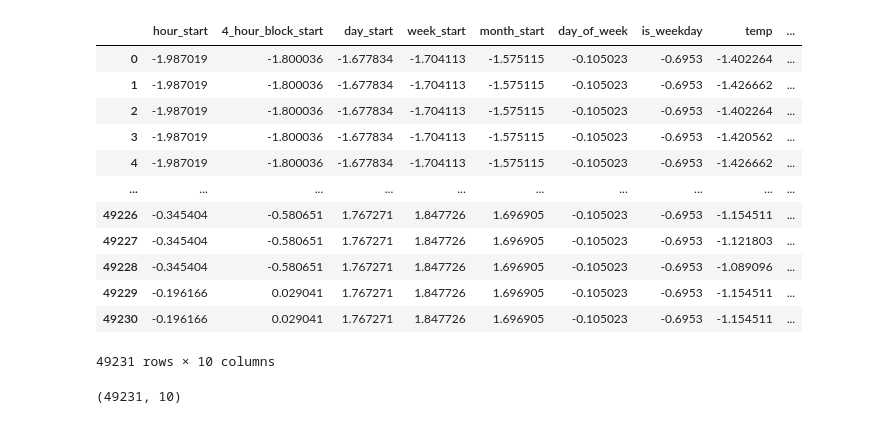
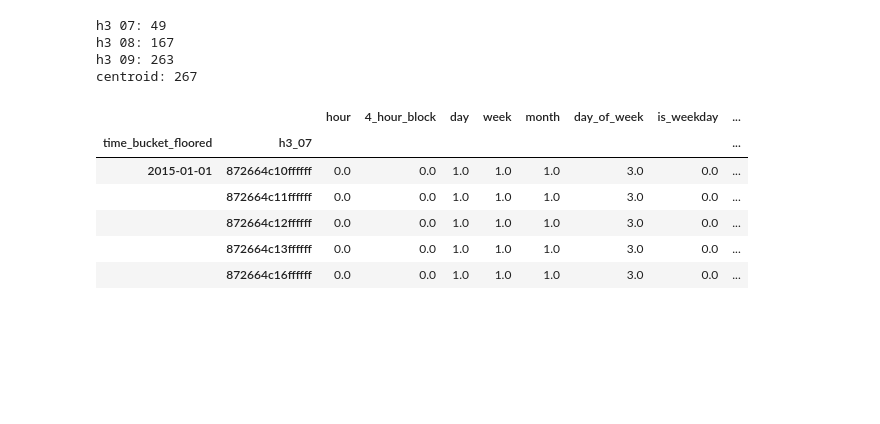
Before and after one commit to Jerematix/aaa, a Jupyter notebook: notebooks/4_predictive_analysis/01_SVM.ipynb, the cells around one changed output. Drawn from its saved outputs; the diff is of its cells as text; code cells hidden in the pictures; blank space fills up the shorter version.

```diff
--- a/notebooks/4_predictive_analysis/01_SVM.ipynb
+++ b/notebooks/4_predictive_analysis/01_SVM.ipynb
@@ -167,23 +17,44 @@ demand_feat_df
-# %%
-scaler = StandardScaler()
-scaled_df = pd.DataFrame()
-scaled_df[[ 'hour_start' ,"4_hour_block_start", "day_start", "week_start", "month_start", "day_of_week", "is_weekday", "temp", "Precip", "demand"]] = scaler.fit_transform(demand_feat_df[[ 'hour_start' ,"4_hour_block_start", "day_start", "week_start", "month_start", "day_of_week", "is_weekday", "temp", "Precip", "demand"]])
-scaled_df
-# %% [output]
-|  | hour_start | 4_hour_block_start | day_start | week_start | month_start | day_of_week | is_weekday | temp | ... |
-| 0 | -1.987019 | -1.800036 | -1.677834 | -1.704113 | -1.575115 | -0.105023 | -0.6953 | -1.402264 | ... |
-| 1 | -1.987019 | -1.800036 | -1.677834 | -1.704113 | -1.575115 | -0.105023 | -0.6953 | -1.426662 | ... |
-| 2 | -1.987019 | -1.800036 | -1.677834 | -1.704113 | -1.575115 | -0.105023 | -0.6953 | -1.402264 | ... |
-| 3 | -1.987019 | -1.800036 | -1.677834 | -1.704113 | -1.575115 | -0.105023 | -0.6953 | -1.420562 | ... |
-| 4 | -1.987019 | -1.800036 | -1.677834 | -1.704113 | -1.575115 | -0.105023 | -0.6953 | -1.426662 | ... |
-| ... | ... | ... | ... | ... | ... | ... | ... | ... | ... |
-| 49226 | -0.345404 | -0.580651 | 1.767271 | 1.847726 | 1.696905 | -0.105023 | -0.6953 | -1.154511 | ... |
-| 49227 | -0.345404 | -0.580651 | 1.767271 | 1.847726 | 1.696905 | -0.105023 | -0.6953 | -1.121803 | ... |
-| 49228 | -0.345404 | -0.580651 | 1.767271 | 1.847726 | 1.696905 | -0.105023 | -0.6953 | -1.089096 | ... |
-| 49229 | -0.196166 | 0.029041 | 1.767271 | 1.847726 | 1.696905 | -0.105023 | -0.6953 | -1.154511 | ... |
-| 49230 | -0.196166 | 0.029041 | 1.767271 | 1.847726 | 1.696905 | -0.105023 | -0.6953 | -1.154511 | ... |
-49231 rows × 10 columns
-# %%
-scaled_df.shape
-# %% [output]
-(49231, 10)
+# %%
+time_related_columns = ["hour", "4_hour_block", "day", "week", "month", "day_of_week", "is_weekday"]
+wheather_related_columns = ["temp", "precip"]
+location_cols = ["h3_07", "h3_08", "h3_09", "centroid"]
+# %%
+print(f"h3 07: {df['h3_07'].nunique()}")
+print(f"h3 08: {df['h3_08'].nunique()}")
+print(f"h3 09: {df['h3_09'].nunique()}")
+print(f"centroid: {df['centroid'].nunique()}")
+# %% [output]
+h3 07: 49
+h3 08: 167
+h3 09: 263
+centroid: 267
+# %%
+time_bucket_length = 1
+location_bucket = "h3_07"
+
+# create time bucket
+
+bucket_df = df.copy()
+bucket_df["time_bucket_floored"] = bucket_df["datetime"].dt.floor(
+        f"{time_bucket_length}H"
+)
+bucket_df.drop(columns=["datetime"], inplace=True)
+
+# create demand per time and location bucket
+
+demand_df = bucket_df.groupby(["time_bucket_floored", location_bucket]).size().to_frame("demand")
+features_df = bucket_df[["time_bucket_floored", location_bucket] + time_related_columns + wheather_related_columns].groupby(["time_bucket_floored", location_bucket]).mean()
+## HERE ABOVE time related mean or rather from datetime start floored
+demand_feat_df = features_df.merge(demand_df, left_index=True, right_index=True)
+# wird nicht mehr gebraucht ausser time related info davon entnehmen
+#demand_feat_df["datetime_start_floored"] = demand_feat_df.index.get_level_values(0)
+demand_feat_df[location_bucket] = demand_feat_df.index.get_level_values(1)
+demand_feat_df.head()
+# %% [output]
+|  |  | hour | 4_hour_block | day | week | month | day_of_week | is_weekday | ... |
+| time_bucket_floored | h3_07 |  |  |  |  |  |  |  | ... |
+| 2015-01-01 | 872664c10ffffff | 0.0 | 0.0 | 1.0 | 1.0 | 1.0 | 3.0 | 0.0 | ... |
+|  | 872664c11ffffff | 0.0 | 0.0 | 1.0 | 1.0 | 1.0 | 3.0 | 0.0 | ... |
+|  | 872664c12ffffff | 0.0 | 0.0 | 1.0 | 1.0 | 1.0 | 3.0 | 0.0 | ... |
+|  | 872664c13ffffff | 0.0 | 0.0 | 1.0 | 1.0 | 1.0 | 3.0 | 0.0 | ... |
+|  | 872664c16ffffff | 0.0 | 0.0 | 1.0 | 1.0 | 1.0 | 3.0 | 0.0 | ... |
```
Also changed, not shown: parts of 22 cells of this notebook, 2 other files.
